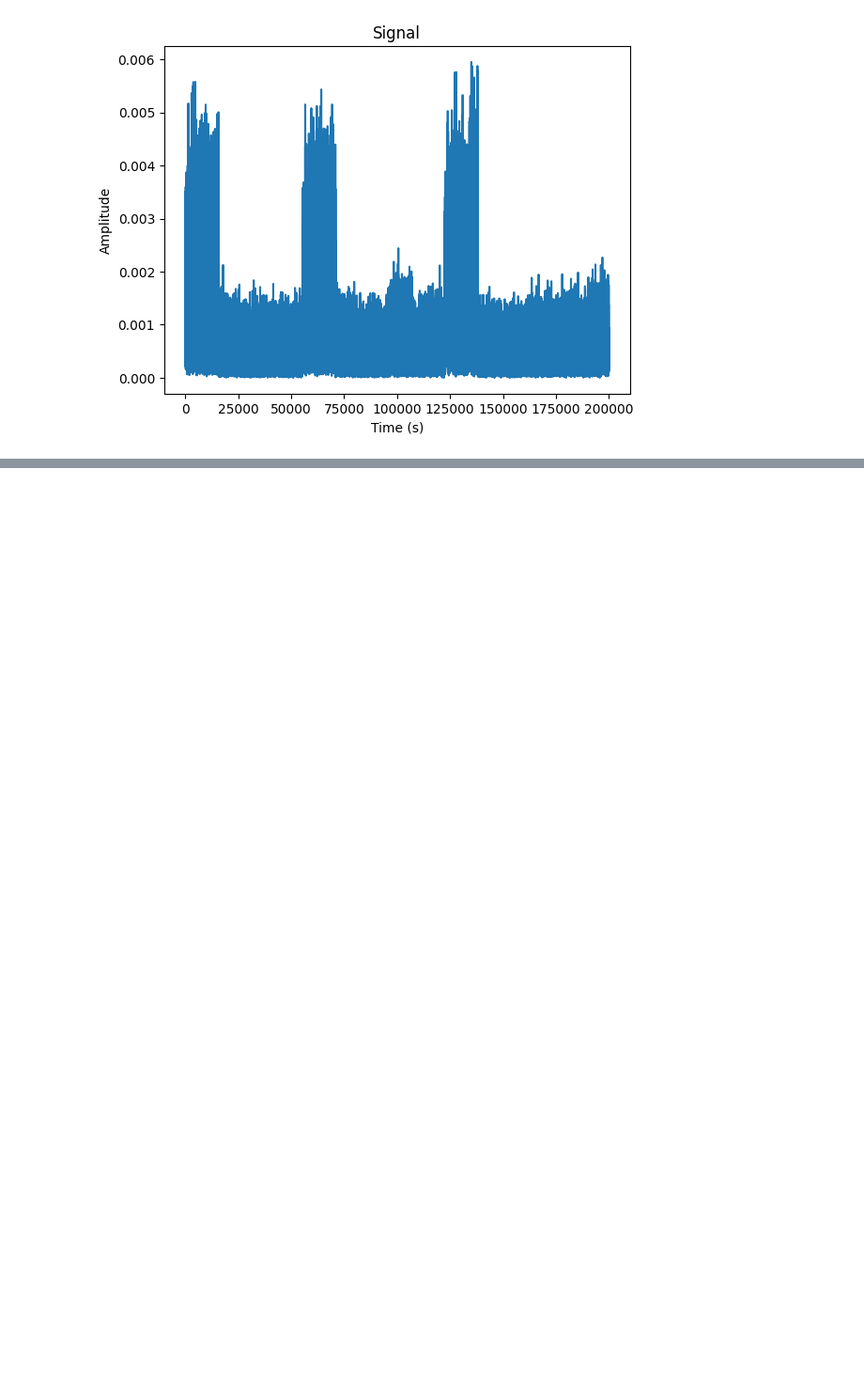
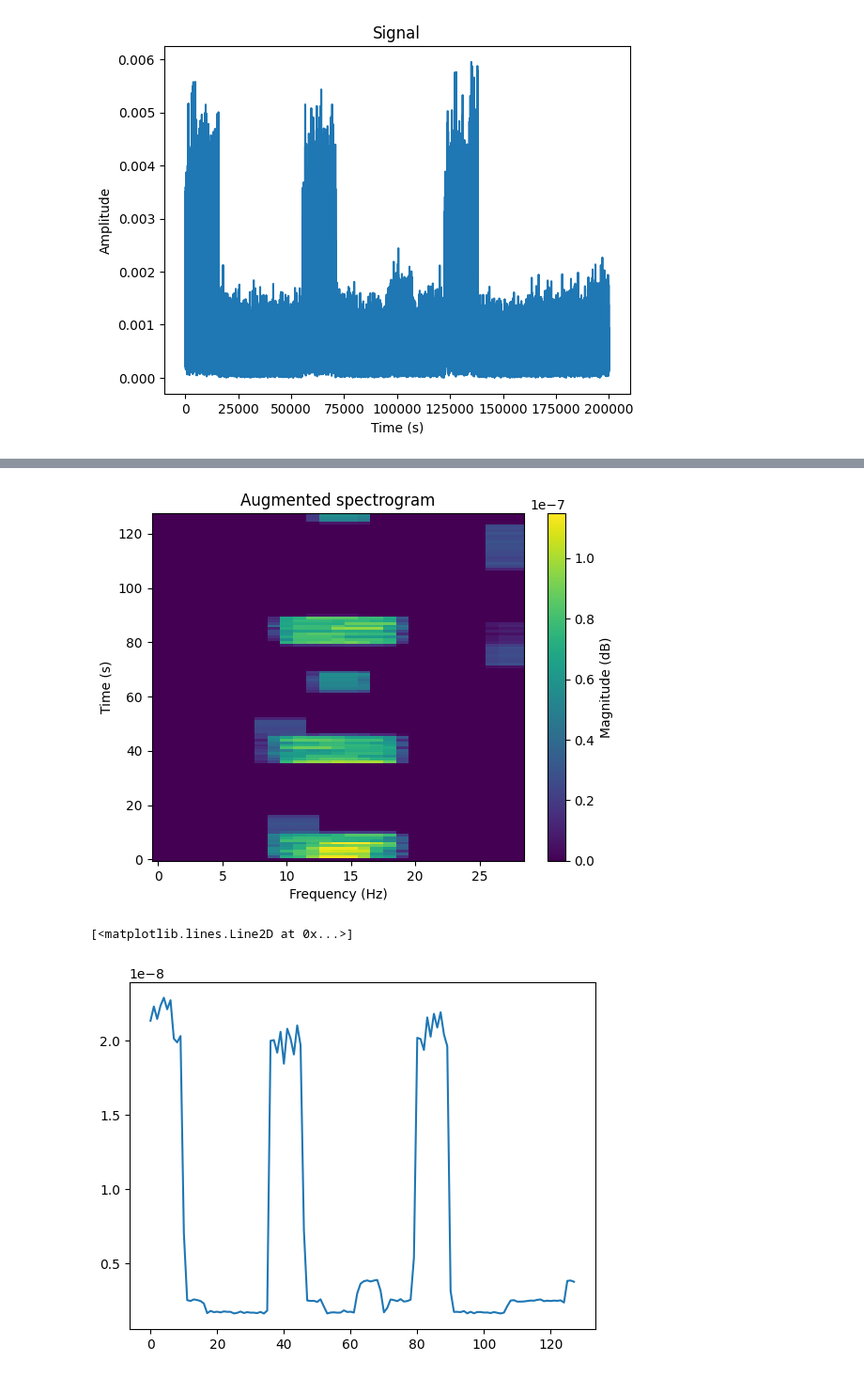
Before and after one commit to sds100/TinyMLSpectrumSensing, a Jupyter notebook: spectrum-painting.ipynb, the cells around one changed output, grey strips where cells are left out. Shown at 94% size. Saved outputs shown, nothing was run; the diff lists cells and outputs as text; code cells hidden in the pictures; blank space fills up the shorter version.

```diff
--- a/spectrum-painting.ipynb
+++ b/spectrum-painting.ipynb
@@ -154,0 +151,19 @@ plot_augmented(spectrogram=downsampled, K=3, L=16, D=4)
+# %%
+def paint_spectrogram(original: np.ndarray, augmented: np.ndarray) -> np.ndarray:
+    painted_spectrogram: np.ndarray = np.zeros(shape=augmented.shape, dtype=float)
+    mean_original_rows = np.mean(original, axis=0)
+
+    for i in range(len(augmented)):
+        painted_spectrogram[i] = augmented[i] - mean_original_rows[i]
+
+    return np.clip(painted_spectrogram, 0, 1)
+
+
+painted = paint_spectrogram(original=downsampled, augmented=augment(spectrogram=downsampled, K=3, L=16, D=4))
+plot_spectrogram(spectrogram=painted)
+
+plt.plot(np.mean(downsampled, axis=0))
+# %% [output]
+[figure, added]
+[<matplotlib.lines.Line2D at 0x...>]
+[figure, added]
```
Also changed, not shown: parts of 6 cells of this notebook, 1 other file.
